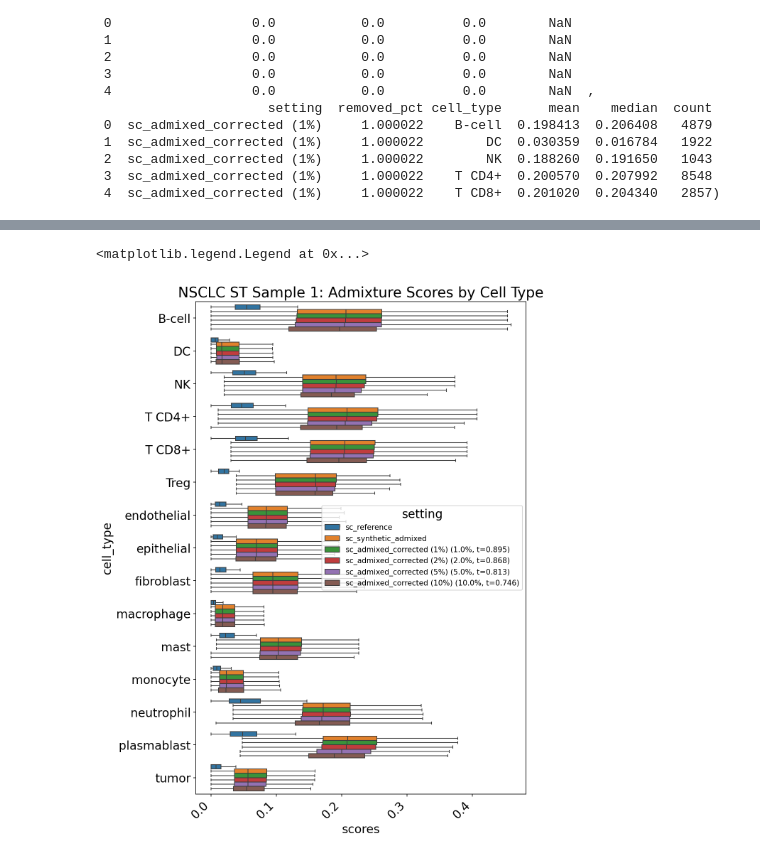
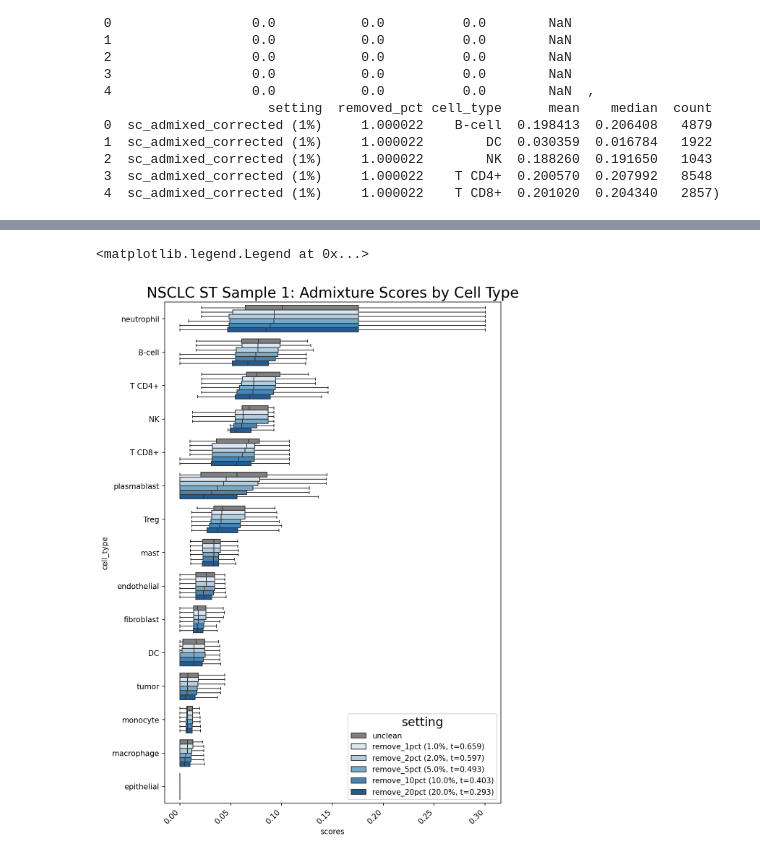
Before and after one commit to gkrieg/Syndri, a Jupyter notebook: seg_cleaner/ScoreAdmixture.ipynb, the cells around one changed output, grey strips where cells are left out. Drawn from its saved outputs; the diff is of its cells as text; code cells hidden in the pictures.

```diff
--- a/seg_cleaner/ScoreAdmixture.ipynb
+++ b/seg_cleaner/ScoreAdmixture.ipynb
@@ -136,8 +146,10 @@ cell_df = build_cell_df_from_st_data(
     st_data,
     cell_type_col="cell_type",
     fov_col="fov",
-    x_col='CenterX_global_px_x',
-    y_col='CenterY_global_px_x',
+    # x_col='CenterX_global_px',
+    # y_col='CenterY_global_px',
+    x_col='sampled_st_x',
+    y_col='sampled_st_y',
     obsm_key="spatial",
     px_to_um=None,   # set to 0.18 if those coords are pixels and you want microns
 )
@@ -336,6 +348,7 @@ Treg             147
 Name: count, dtype: int64
 # %%
 import seaborn as sns
+st_data.layers['admix_probs'] = st_data.layers['admix_probs'].todense()
 nonzero_probs = st_data.layers['admix_probs'][st_data.layers['admix_probs'] > 0]
 
 sns.histplot(x=nonzero_probs)
@@ -447,7 +466,7 @@ base_df, base_gene_sets = get_scrna_admixture_scores_from_spatial_K(
     signal_thres=0.4,
     max_prob_high=0.1,
     p_c=0.25,
-    exclude_genes=uncor_gene_ids.tolist(),
+    # exclude_genes=uncor_gene_ids.tolist(),
 )
 base_df["setting"] = "unclean"
 base_df["removed_frac"] = 0.0
@@ -473,7 +492,7 @@ for r in target_removed_fracs:
         signal_thres=0.4,
         max_prob_high=0.1,
         p_c=0.25,
-        exclude_genes=uncor_gene_ids.tolist(),
+        # exclude_genes=uncor_gene_ids.tolist(),
 
     )
 
@@ -836,5 +883,5 @@ score_df[['setting','threshold','removed_frac_target','removed_frac','removed_pc
 # %%
-ct_order = score_df[score_df['setting']=='remove_1pct'].groupby('cell_type')['scores'].median().reset_index().sort_values('scores',ascending=False)['cell_type'].tolist()
+ct_order = score_df[score_df['setting']=='unclean'].groupby('cell_type')['scores'].median().reset_index().sort_values('scores',ascending=False)['cell_type'].tolist()
 # %%
 score_df
 # %% [output]
@@ -856,35 +903,35 @@ import seaborn as sns
 import matplotlib.pyplot as plt
 # sns.heatmap(cell_type_adj)
 palette = ["gray"] + sns.color_palette("Blues", n_colors=len(score_df['setting'].unique())-1)
 fig,ax = plt.subplots(figsize=(8,12),dpi=150)
 plt.rcParams.update({'font.size': 16})
 # sns.boxplot(data=score_df[score_df['setting'].isin(['unclean','remove_1pct'])],x='scores',y='cell_type',hue='setting',ax=ax,order=ct_order,showfliers=False,palette=palette)
-sns.boxplot(data=score_df,x='scores',y='cell_type',hue='setting',ax=ax,showfliers=False)#,order=ct_order,showfliers=False,palette=palette)
+sns.boxplot(data=score_df,x='scores',y='cell_type',hue='setting',ax=ax,order=ct_order,showfliers=False,palette=palette)
 
 ax.set_title('NSCLC ST Sample 1: Admixture Scores by Cell Type')
 # ax.xlim([0,0.4])
 _ = ax.set_xticklabels(ax.get_xticklabels(), rotation=45, ha='right')
 removed_map = (
     score_df
     .drop_duplicates("setting")
     .set_index("setting")[["removed_pct", "threshold"]]
     .to_dict("index")
 )
 handles, labels = ax.get_legend_handles_labels()
 new_labels = []
 for label in labels:
     info = removed_map.get(label, None)
     if info and not np.isnan(info["threshold"]):
         new_labels.append(
             f"{label} ({info['removed_pct']:.1f}%, t={info['threshold']:.3f})"
         )
     else:
         new_labels.append(label)
 
 ax.legend(handles, new_labels, title="setting",fontsize=10)
 # %% [output]
 <matplotlib.legend.Legend at 0x...>
-[figure, old version]
+[figure, new version]
 # %%
 score_df['cell'] = score_df['cell'].astype(str)
 baseline = "unclean"
```
Also changed, not shown: parts of 25 cells of this notebook, 7 other files.
